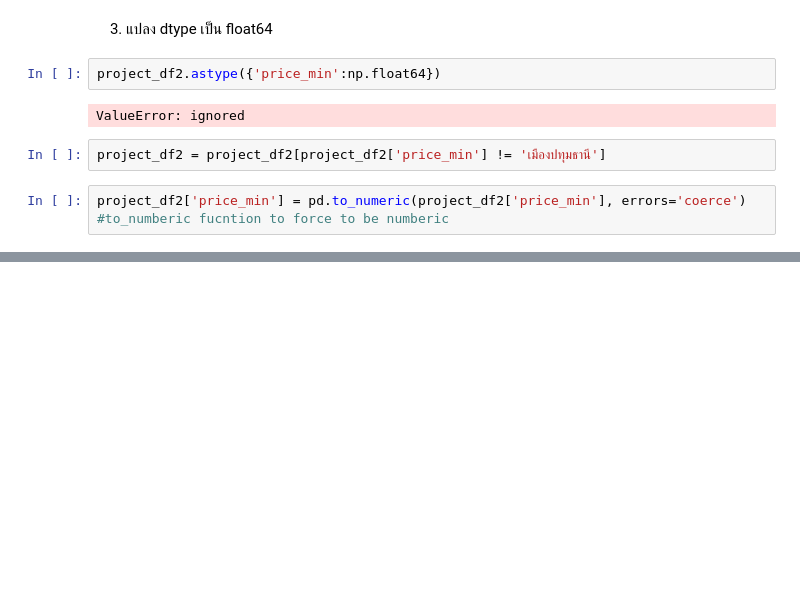
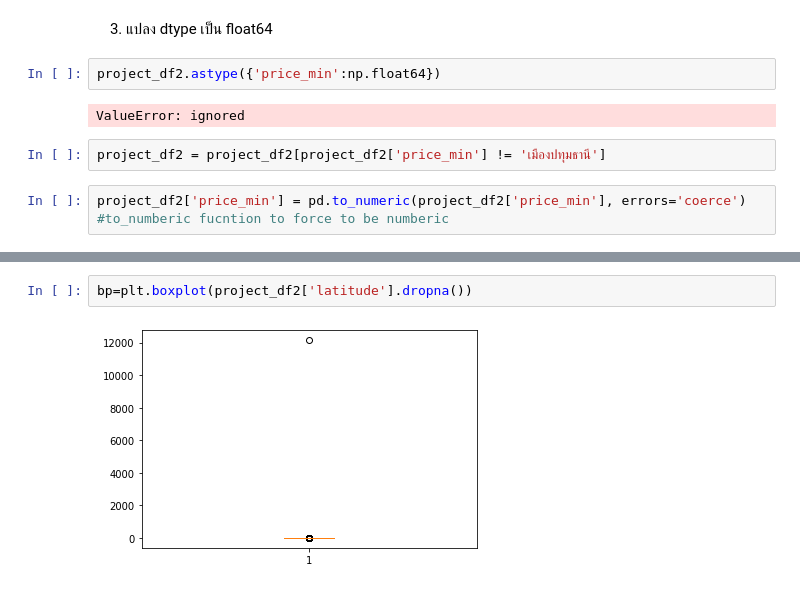
Before and after one commit to todtec/DPDM65, a Jupyter notebook: Pandas101.ipynb, the cells around one changed output, grey strips where cells are left out. Cells and saved outputs as stored; diff of their text form; blank space fills up the shorter version.

```diff
--- a/Pandas101.ipynb
+++ b/Pandas101.ipynb
@@ -140,0 +169,4 @@ project_df2.describe()
+# %%
+bp=plt.boxplot(project_df2['latitude'].dropna())
+# %% [output]
+[figure, added]
```
Also changed, not shown: parts of 10 cells of this notebook.
